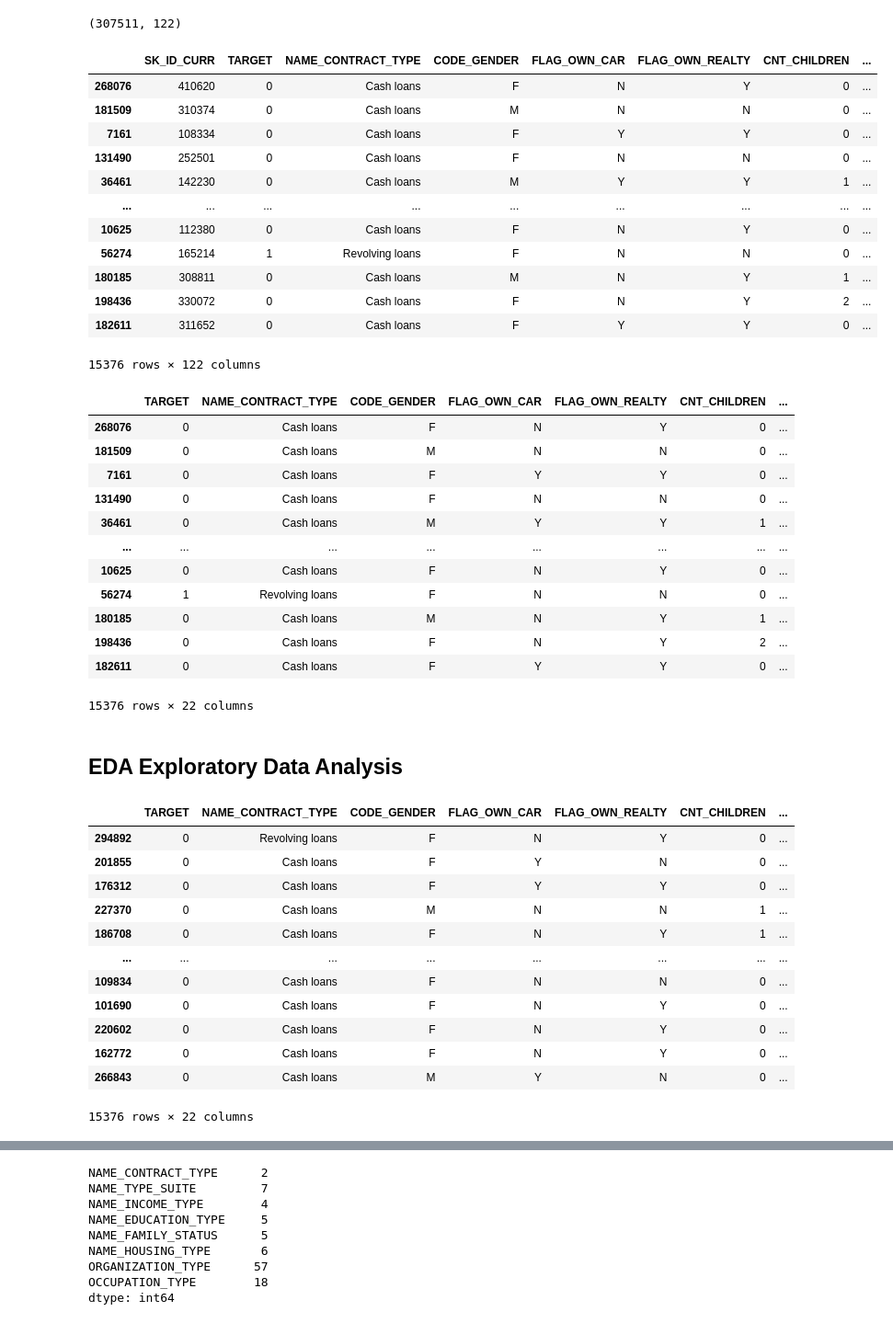
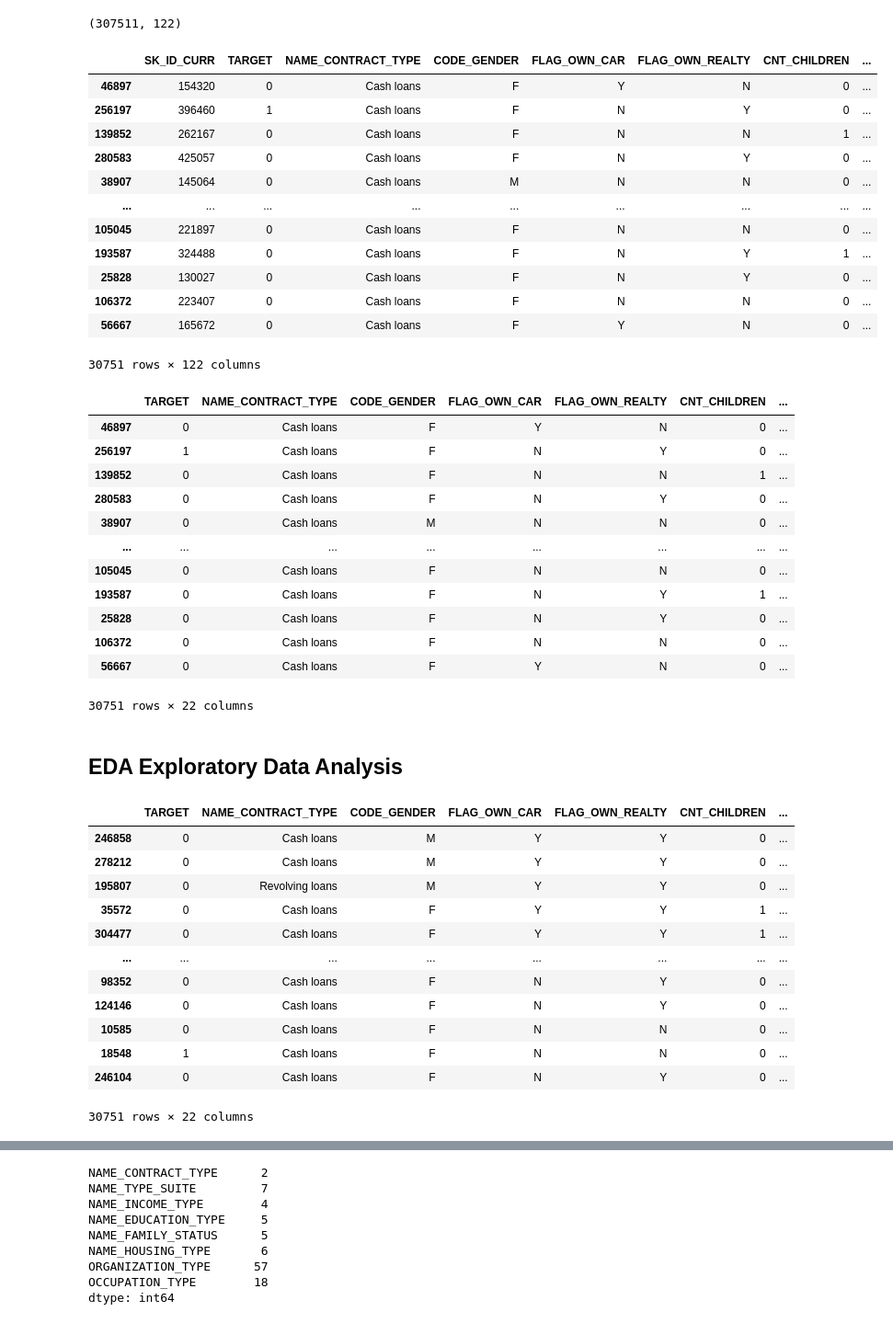
Before and after one commit to RudyGANEM/P7-ML, a Jupyter notebook: notebooks/20240606 Preprocessing.ipynb, the cells around one changed output, grey strips where cells are left out. Shown at 92% size. Cells and saved outputs as stored; diff of their text form; code cells hidden in the pictures.

```diff
--- a/notebooks/20240606 Preprocessing.ipynb
+++ b/notebooks/20240606 Preprocessing.ipynb
@@ -51,22 +51,22 @@ df.shape
 # %% [output]
 (307511, 122)
 # %%
-df = df.sample(frac=0.05)
+df = df.sample(frac=0.10)
 df
 # %% [output]
 |  | SK_ID_CURR | TARGET | NAME_CONTRACT_TYPE | CODE_GENDER | FLAG_OWN_CAR | FLAG_OWN_REALTY | CNT_CHILDREN | ... |
-| 268076 | 410620 | 0 | Cash loans | F | N | Y | 0 | ... |
-| 181509 | 310374 | 0 | Cash loans | M | N | N | 0 | ... |
-| 7161 | 108334 | 0 | Cash loans | F | Y | Y | 0 | ... |
-| 131490 | 252501 | 0 | Cash loans | F | N | N | 0 | ... |
-| 36461 | 142230 | 0 | Cash loans | M | Y | Y | 1 | ... |
+| 46897 | 154320 | 0 | Cash loans | F | Y | N | 0 | ... |
+| 256197 | 396460 | 1 | Cash loans | F | N | Y | 0 | ... |
+| 139852 | 262167 | 0 | Cash loans | F | N | N | 1 | ... |
+| 280583 | 425057 | 0 | Cash loans | F | N | Y | 0 | ... |
+| 38907 | 145064 | 0 | Cash loans | M | N | N | 0 | ... |
 | ... | ... | ... | ... | ... | ... | ... | ... | ... |
-| 10625 | 112380 | 0 | Cash loans | F | N | Y | 0 | ... |
-| 56274 | 165214 | 1 | Revolving loans | F | N | N | 0 | ... |
-| 180185 | 308811 | 0 | Cash loans | M | N | Y | 1 | ... |
-| 198436 | 330072 | 0 | Cash loans | F | N | Y | 2 | ... |
-| 182611 | 311652 | 0 | Cash loans | F | Y | Y | 0 | ... |
+| 105045 | 221897 | 0 | Cash loans | F | N | N | 0 | ... |
+| 193587 | 324488 | 0 | Cash loans | F | N | Y | 1 | ... |
+| 25828 | 130027 | 0 | Cash loans | F | N | Y | 0 | ... |
+| 106372 | 223407 | 0 | Cash loans | F | N | N | 0 | ... |
+| 56667 | 165672 | 0 | Cash loans | F | Y | N | 0 | ... |
-15376 rows × 122 columns
+30751 rows × 122 columns
 # %%
 # filter for correl
 # df = df.filter(['TARGET', 'NAME_CONTRACT_TYPE', 'CODE_GENDER', 'FLAG_OWN_CAR', 'FLAG_OWN_REALTY', 'CNT_CHILDREN', 'AMT_INCOME_TOTAL', 'AMT_CREDIT',
@@ -104,36 +104,36 @@ df = df.filter(
 df
 # %% [output]
 |  | TARGET | NAME_CONTRACT_TYPE | CODE_GENDER | FLAG_OWN_CAR | FLAG_OWN_REALTY | CNT_CHILDREN | ... |
-| 268076 | 0 | Cash loans | F | N | Y | 0 | ... |
-| 181509 | 0 | Cash loans | M | N | N | 0 | ... |
-| 7161 | 0 | Cash loans | F | Y | Y | 0 | ... |
-| 131490 | 0 | Cash loans | F | N | N | 0 | ... |
-| 36461 | 0 | Cash loans | M | Y | Y | 1 | ... |
+| 46897 | 0 | Cash loans | F | Y | N | 0 | ... |
+| 256197 | 1 | Cash loans | F | N | Y | 0 | ... |
+| 139852 | 0 | Cash loans | F | N | N | 1 | ... |
+| 280583 | 0 | Cash loans | F | N | Y | 0 | ... |
+| 38907 | 0 | Cash loans | M | N | N | 0 | ... |
 | ... | ... | ... | ... | ... | ... | ... | ... |
-| 10625 | 0 | Cash loans | F | N | Y | 0 | ... |
-| 56274 | 1 | Revolving loans | F | N | N | 0 | ... |
-| 180185 | 0 | Cash loans | M | N | Y | 1 | ... |
-| 198436 | 0 | Cash loans | F | N | Y | 2 | ... |
-| 182611 | 0 | Cash loans | F | Y | Y | 0 | ... |
+| 105045 | 0 | Cash loans | F | N | N | 0 | ... |
+| 193587 | 0 | Cash loans | F | N | Y | 1 | ... |
+| 25828 | 0 | Cash loans | F | N | Y | 0 | ... |
+| 106372 | 0 | Cash loans | F | N | N | 0 | ... |
+| 56667 | 0 | Cash loans | F | Y | N | 0 | ... |
-15376 rows × 22 columns
+30751 rows × 22 columns
 # %% [markdown]
 ## EDA Exploratory Data Analysis
 # %%
 df.sort_values("AMT_INCOME_TOTAL", ascending=False)
 # %% [output]
 |  | TARGET | NAME_CONTRACT_TYPE | CODE_GENDER | FLAG_OWN_CAR | FLAG_OWN_REALTY | CNT_CHILDREN | ... |
-| 294892 | 0 | Revolving loans | F | N | Y | 0 | ... |
-| 201855 | 0 | Cash loans | F | Y | N | 0 | ... |
-| 176312 | 0 | Cash loans | F | Y | Y | 0 | ... |
-| 227370 | 0 | Cash loans | M | N | N | 1 | ... |
-| 186708 | 0 | Cash loans | F | N | Y | 1 | ... |
+| 246858 | 0 | Cash loans | M | Y | Y | 0 | ... |
+| 278212 | 0 | Cash loans | M | Y | Y | 0 | ... |
+| 195807 | 0 | Revolving loans | M | Y | Y | 0 | ... |
+| 35572 | 0 | Cash loans | F | Y | Y | 1 | ... |
+| 304477 | 0 | Cash loans | F | Y | Y | 1 | ... |
 | ... | ... | ... | ... | ... | ... | ... | ... |
-| 109834 | 0 | Cash loans | F | N | N | 0 | ... |
-| 101690 | 0 | Cash loans | F | N | Y | 0 | ... |
-| 220602 | 0 | Cash loans | F | N | Y | 0 | ... |
-| 162772 | 0 | Cash loans | F | N | Y | 0 | ... |
-| 266843 | 0 | Cash loans | M | Y | N | 0 | ... |
+| 98352 | 0 | Cash loans | F | N | Y | 0 | ... |
+| 124146 | 0 | Cash loans | F | N | Y | 0 | ... |
+| 10585 | 0 | Cash loans | F | N | N | 0 | ... |
+| 18548 | 1 | Cash loans | F | N | N | 0 | ... |
+| 246104 | 0 | Cash loans | F | N | Y | 0 | ... |
-15376 rows × 22 columns
+30751 rows × 22 columns
 # %%
 df.sort_values("AMT_CREDIT", ascending=False)
 # %% [output]
```
Also changed, not shown: parts of 29 cells of this notebook.
